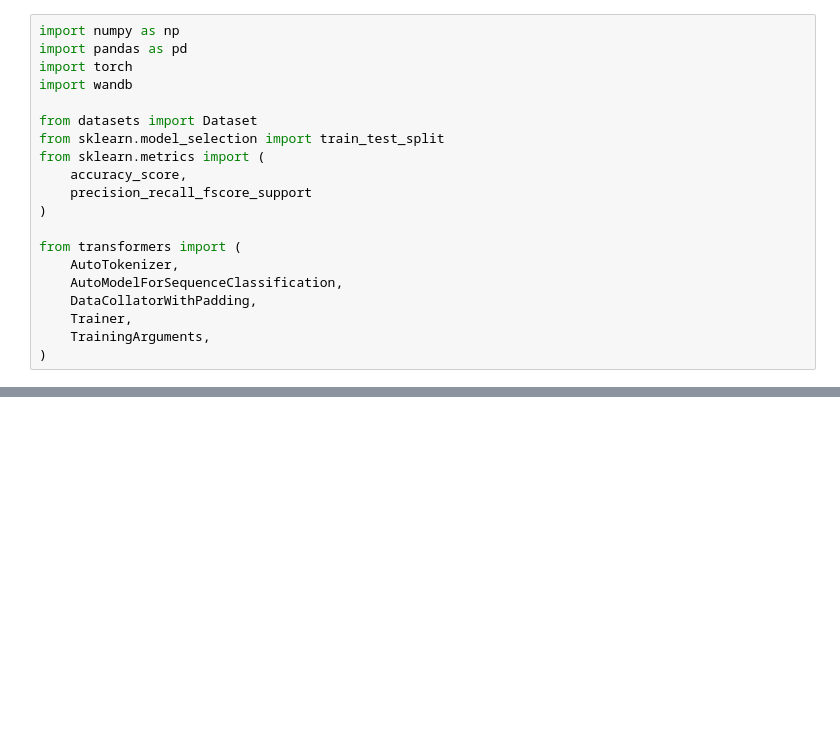
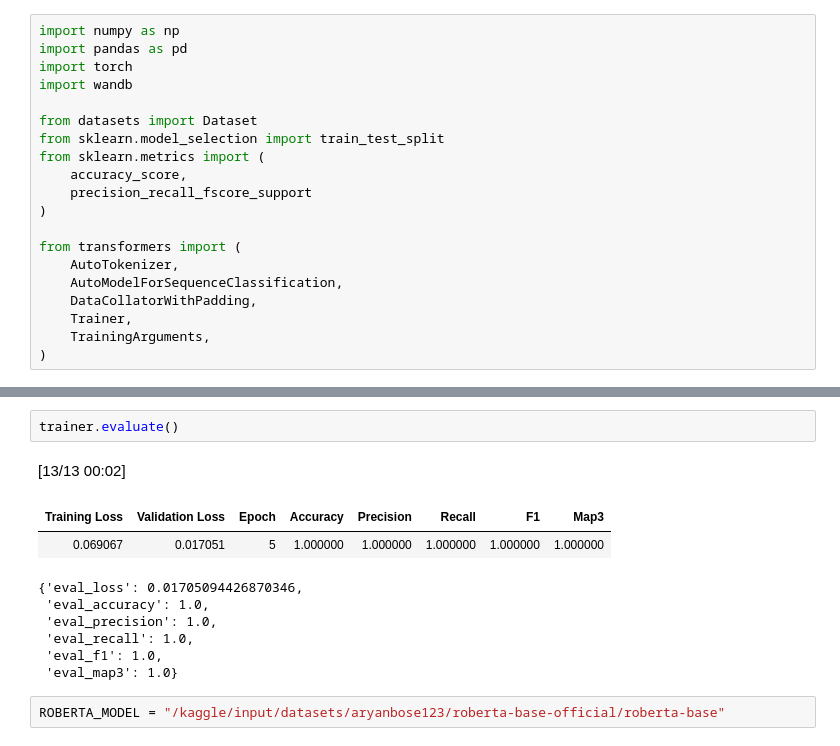
Before and after one commit to 24f3004686/dl-24f3004686-notebook-t22026, a Jupyter notebook: kaggle_notebook.ipynb, the cells around one changed output, grey strips where cells are left out. Saved outputs shown, nothing was run; the diff lists cells and outputs as text; blank space fills up the shorter version.

Commit message:
Kaggle Notebook | DL-24f3004686-notebook-t22026 | Version 78

```diff
--- a/kaggle_notebook.ipynb
+++ b/kaggle_notebook.ipynb
@@ -481,0 +295,14 @@ Option E Probability: 0.1974
+# %%
+trainer.evaluate()
+# %% [output]
+[13/13 00:02]
+| Training Loss | Validation Loss | Epoch | Accuracy | Precision | Recall | F1 | Map3 |
+| 0.069067 | 0.017051 | 5 | 1.000000 | 1.000000 | 1.000000 | 1.000000 | 1.000000 |
+{'eval_loss': 0.01705094426870346,
+ 'eval_accuracy': 1.0,
+ 'eval_precision': 1.0,
+ 'eval_recall': 1.0,
+ 'eval_f1': 1.0,
+ 'eval_map3': 1.0}
+# %%
+ROBERTA_MODEL = "/kaggle/input/datasets/aryanbose123/roberta-base-official/roberta-base"
```
Also changed, not shown: parts of 34 cells of this notebook.
